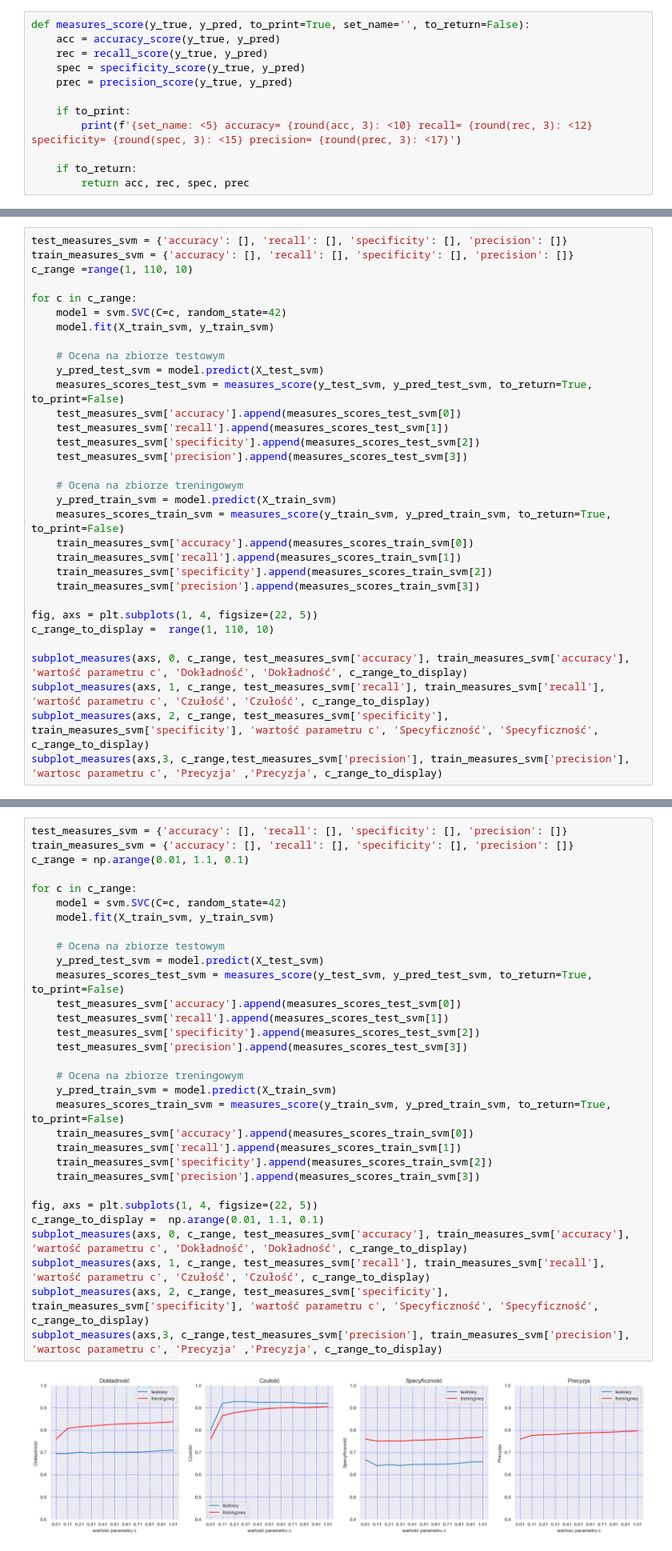
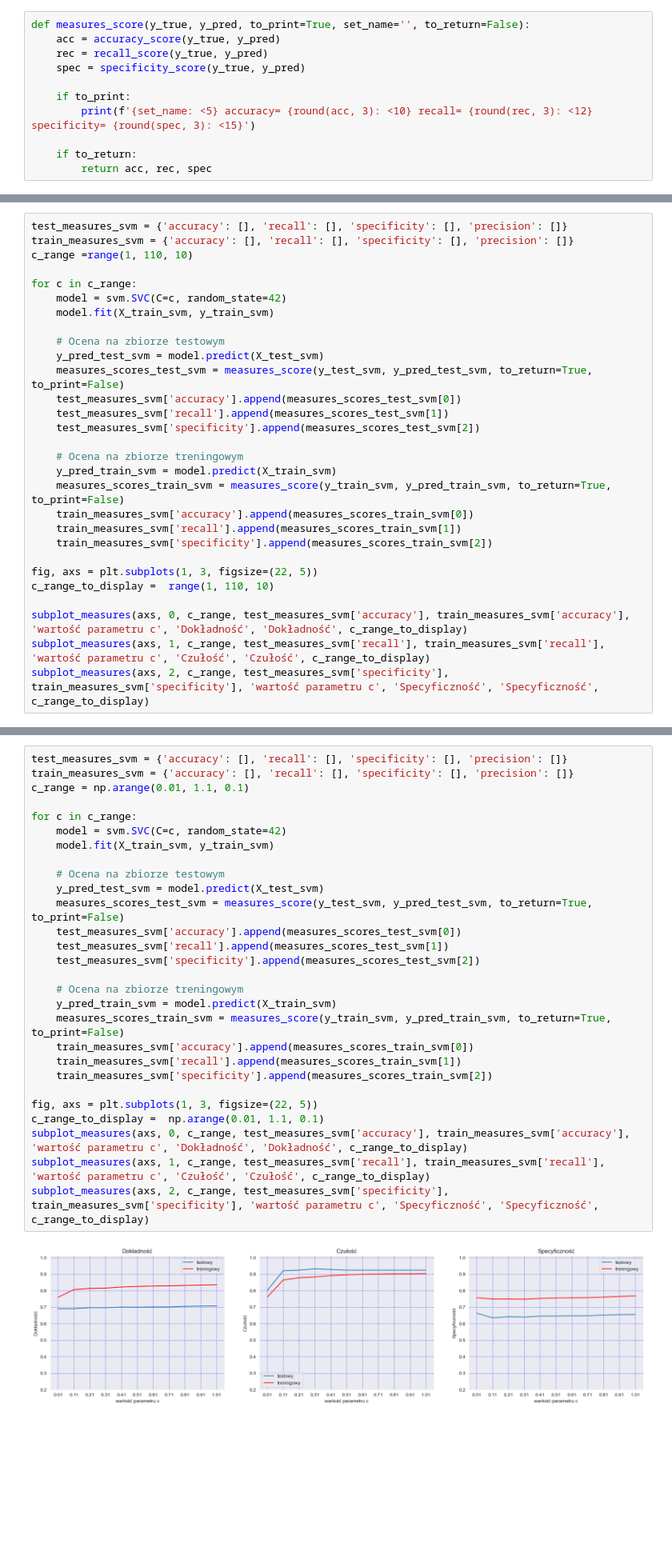
Before and after one commit to kKita9/ProjektUM, a Jupyter notebook: projekt_um_Krotkiewicz_Kita.ipynb, the cells around one changed output, grey strips where cells are left out. Shown at 80% size. Drawn from its saved outputs; the diff is of its cells as text; blank space fills up the shorter version.

```diff
--- a/projekt_um_Krotkiewicz_Kita.ipynb
+++ b/projekt_um_Krotkiewicz_Kita.ipynb
@@ -388,13 +387,12 @@ def measures_score(y_true, y_pred, to_print=True, set_name='', to_return=False):
     acc = accuracy_score(y_true, y_pred)
     rec = recall_score(y_true, y_pred)
     spec = specificity_score(y_true, y_pred)
-    prec = precision_score(y_true, y_pred)
 
     if to_print:
-        print(f'{set_name: <5} accuracy= {round(acc, 3): <10} recall= {round(rec, 3): <12} specificity= {round(spec, 3): <15} precision= {round(prec, 3): <17}')
+        print(f'{set_name: <5} accuracy= {round(acc, 3): <10} recall= {round(rec, 3): <12} specificity= {round(spec, 3): <15}')
 
     if to_return:
-        return acc, rec, spec, prec
+        return acc, rec, spec
 # %%
 def subplot_measures(axs, a_x, x_values, y_test_val, y_train_val, x_label, y_label, title, display_value):
     axs[a_x].plot(x_values, y_test_val, label='testowy')
@@ -463,7 +461,6 @@ for c in c_range:
     test_measures_svm['accuracy'].append(measures_scores_test_svm[0])
     test_measures_svm['recall'].append(measures_scores_test_svm[1])
     test_measures_svm['specificity'].append(measures_scores_test_svm[2])
-    test_measures_svm['precision'].append(measures_scores_test_svm[3])
 
     # Ocena na zbiorze treningowym
     y_pred_train_svm = model.predict(X_train_svm)
@@ -471,12 +468,10 @@ for c in c_range:
     train_measures_svm['accuracy'].append(measures_scores_train_svm[0])
     train_measures_svm['recall'].append(measures_scores_train_svm[1])
     train_measures_svm['specificity'].append(measures_scores_train_svm[2])
-    train_measures_svm['precision'].append(measures_scores_train_svm[3])
 
-fig, axs = plt.subplots(1, 4, figsize=(22, 5))
+fig, axs = plt.subplots(1, 3, figsize=(22, 5))
 c_range_to_display =  range(1, 110, 10)
 
 subplot_measures(axs, 0, c_range, test_measures_svm['accuracy'], train_measures_svm['accuracy'], 'wartość parametru c', 'Dokładność', 'Dokładność', c_range_to_display)
 subplot_measures(axs, 1, c_range, test_measures_svm['recall'], train_measures_svm['recall'], 'wartość parametru c', 'Czułość', 'Czułość', c_range_to_display)
 subplot_measures(axs, 2, c_range, test_measures_svm['specificity'], train_measures_svm['specificity'], 'wartość parametru c', 'Specyficzność', 'Specyficzność', c_range_to_display)
-subplot_measures(axs,3, c_range,test_measures_svm['precision'], train_measures_svm['precision'], 'wartosc parametru c', 'Precyzja' ,'Precyzja', c_range_to_display)
@@ -487,36 +480,33 @@ Parametr C w zakresie 0.01 - 1
 # %%
 test_measures_svm = {'accuracy': [], 'recall': [], 'specificity': [], 'precision': []}
 train_measures_svm = {'accuracy': [], 'recall': [], 'specificity': [], 'precision': []}
 c_range = np.arange(0.01, 1.1, 0.1)
 
 for c in c_range:
     model = svm.SVC(C=c, random_state=42)
     model.fit(X_train_svm, y_train_svm)
 
     # Ocena na zbiorze testowym
     y_pred_test_svm = model.predict(X_test_svm)
     measures_scores_test_svm = measures_score(y_test_svm, y_pred_test_svm, to_return=True, to_print=False)
     test_measures_svm['accuracy'].append(measures_scores_test_svm[0])
     test_measures_svm['recall'].append(measures_scores_test_svm[1])
     test_measures_svm['specificity'].append(measures_scores_test_svm[2])
-    test_measures_svm['precision'].append(measures_scores_test_svm[3])
 
     # Ocena na zbiorze treningowym
     y_pred_train_svm = model.predict(X_train_svm)
     measures_scores_train_svm = measures_score(y_train_svm, y_pred_train_svm, to_return=True, to_print=False)
     train_measures_svm['accuracy'].append(measures_scores_train_svm[0])
     train_measures_svm['recall'].append(measures_scores_train_svm[1])
     train_measures_svm['specificity'].append(measures_scores_train_svm[2])
-    train_measures_svm['precision'].append(measures_scores_train_svm[3])
 
-fig, axs = plt.subplots(1, 4, figsize=(22, 5))
+fig, axs = plt.subplots(1, 3, figsize=(22, 5))
 c_range_to_display =  np.arange(0.01, 1.1, 0.1)
 subplot_measures(axs, 0, c_range, test_measures_svm['accuracy'], train_measures_svm['accuracy'], 'wartość parametru c', 'Dokładność', 'Dokładność', c_range_to_display)
 subplot_measures(axs, 1, c_range, test_measures_svm['recall'], train_measures_svm['recall'], 'wartość parametru c', 'Czułość', 'Czułość', c_range_to_display)
 subplot_measures(axs, 2, c_range, test_measures_svm['specificity'], train_measures_svm['specificity'], 'wartość parametru c', 'Specyficzność', 'Specyficzność', c_range_to_display)
-subplot_measures(axs,3, c_range,test_measures_svm['precision'], train_measures_svm['precision'], 'wartosc parametru c', 'Precyzja' ,'Precyzja', c_range_to_display)
 # %% [output]
-[figure, old version]
+[figure, new version]
 # %% [markdown]
 Parametr gamma w zakresie 1-100
 # %%
```
Also changed, not shown: parts of 39 cells of this notebook.
